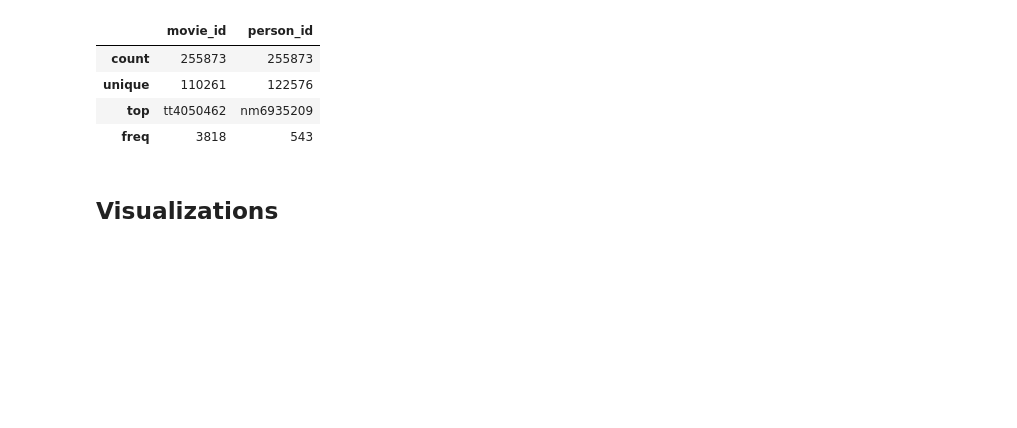
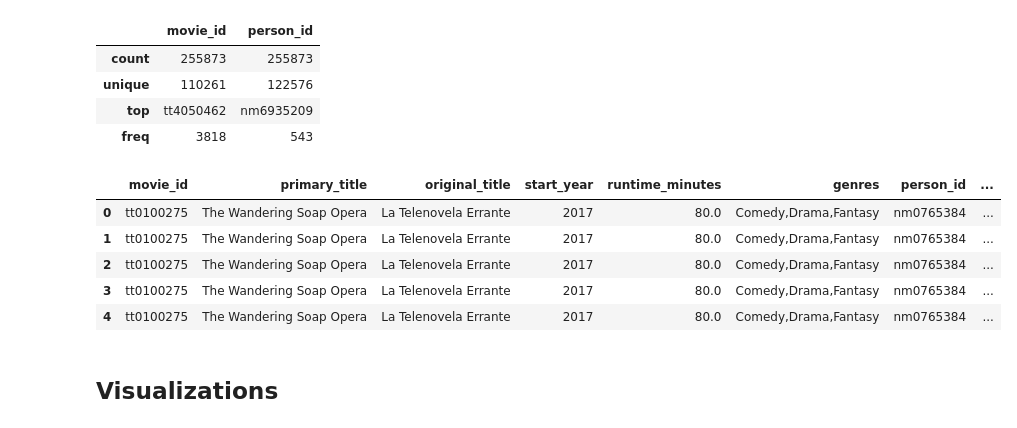
Before and after one commit to jbaumgit/Linear-Regression-and-Statistical-Analysis-on-Box-Office-Movie-Performance, a Jupyter notebook: MainNotebook.ipynb, the cells around one changed output. Saved outputs shown, nothing was run; the diff lists cells and outputs as text; code cells hidden in the pictures; blank space fills up the shorter version.

Commit message:
joined IMDB tables together

```diff
--- a/MainNotebook.ipynb
+++ b/MainNotebook.ipynb
@@ -904,5 +904,25 @@ writers.describe(include="all")
 | unique | 110261 | 122576 |
 | top | tt4050462 | nm6935209 |
 | freq | 3818 | 543 |
+# %%
+joinedIMDB = pd.read_sql("""
+            SELECT *
+            FROM movie_basics
+            LEFT JOIN directors
+            USING(movie_id)
+            LEFT JOIN persons
+            USING(person_id)
+            LEFT JOIN movie_akas
+            USING(movie_id)
+            WHERE death_year is Null
+""", conn)
+joinedIMDB.head()
+# %% [output]
+|  | movie_id | primary_title | original_title | start_year | runtime_minutes | genres | person_id | ... |
+| 0 | tt0100275 | The Wandering Soap Opera | La Telenovela Errante | 2017 | 80.0 | Comedy,Drama,Fantasy | nm0765384 | ... |
+| 1 | tt0100275 | The Wandering Soap Opera | La Telenovela Errante | 2017 | 80.0 | Comedy,Drama,Fantasy | nm0765384 | ... |
+| 2 | tt0100275 | The Wandering Soap Opera | La Telenovela Errante | 2017 | 80.0 | Comedy,Drama,Fantasy | nm0765384 | ... |
+| 3 | tt0100275 | The Wandering Soap Opera | La Telenovela Errante | 2017 | 80.0 | Comedy,Drama,Fantasy | nm0765384 | ... |
+| 4 | tt0100275 | The Wandering Soap Opera | La Telenovela Errante | 2017 | 80.0 | Comedy,Drama,Fantasy | nm0765384 | ... |
 # %% [markdown]
 ## Visualizations
```
Also changed, not shown: parts of 1 cell of this notebook.
